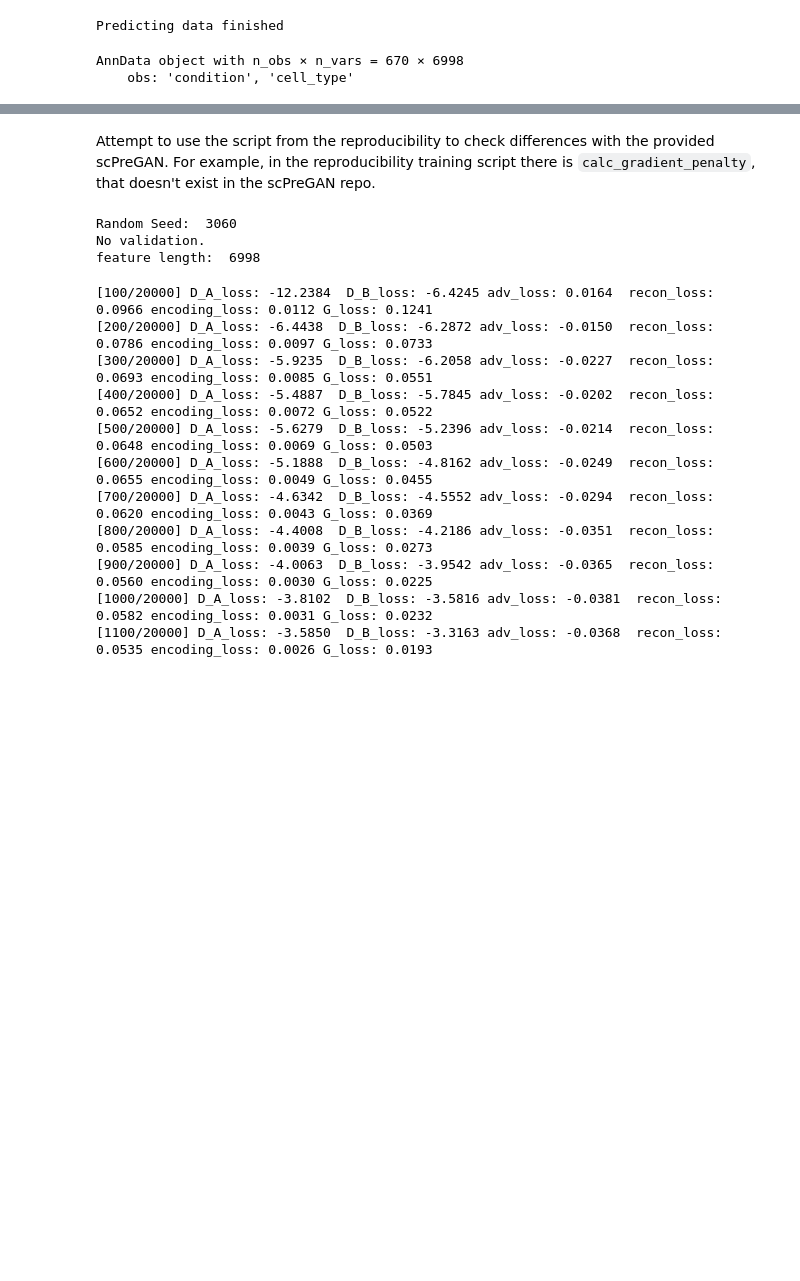
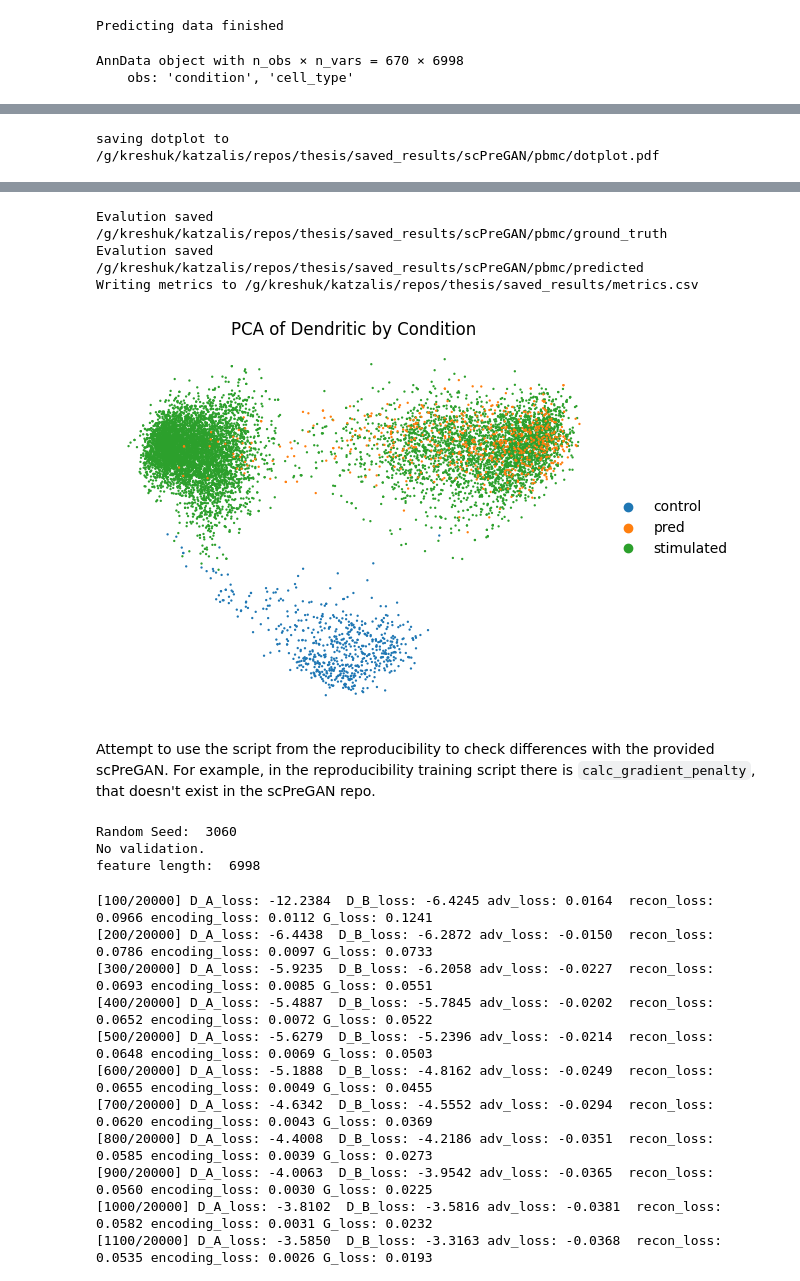
Before and after one commit to thodkatz/thesis, a Jupyter notebook: experiments/scPreGan.ipynb, the cells around one changed output, grey strips where cells are left out. Saved outputs shown, nothing was run; the diff lists cells and outputs as text; code cells hidden in the pictures; blank space fills up the shorter version.

```diff
--- a/experiments/scPreGan.ipynb
+++ b/experiments/scPreGan.ipynb
@@ -38,8 +38,3 @@ model = Model(n_features=n_features, n_classes=n_classes, use_cuda=True)
 6998 7
 Random Seed:  3060
 Successfully created the model
-# %%
-# training
-
-
-model.train(train_data=train_data, model_path=model_path, logg_path=logging_path)
@@ -63,0 +41,8 @@ Training finished.
+# %%
+# training
+from scPreGAN.model.scPreGAN import is_model_trained
+
+REFRESH = False
+load_model = is_model_trained(output_path=pbmc_path) and not REFRESH
+
+model.train(train_data=train_data, output_path=pbmc_path, load_model=load_model)
@@ -76,0 +79,23 @@ AnnData object with n_obs × n_vars = 670 × 6998
+# %%
+from thesis.evaluation import evaluation, ModelConfig
+
+
+model_config = ModelConfig(
+    model_name="scPreGAN",
+    dataset_name="pbmc",
+    experiment_name="",
+    perturbation="ifn-b",
+    cell_type_key="cell_type",
+    output_path=pbmc_path
+)
+
+evaluation(
+    model_config=model_config,
+    input=control_test_adata,
+    ground_truth=perturb_adata,
+    predicted=pred_perturbed_adata,
+    output_path=pbmc_path,
+    save_plots=True,
+    append_metrics=True
+    )
+# %% [output]
@@ -76,0 +106 @@ AnnData object with n_obs × n_vars = 670 × 6998
+saving dotplot to /g/kreshuk/katzalis/repos/thesis/saved_results/scPreGAN/pbmc/dotplot.pdf
@@ -77,3 +108,7 @@ AnnData object with n_obs × n_vars = 670 × 6998
+Evalution saved /g/kreshuk/katzalis/repos/thesis/saved_results/scPreGAN/pbmc/ground_truth
+Evalution saved /g/kreshuk/katzalis/repos/thesis/saved_results/scPreGAN/pbmc/predicted
+Writing metrics to /g/kreshuk/katzalis/repos/thesis/saved_results/metrics.csv
+[figure, added]
 # %% [markdown]
 Attempt to use the script from the reproducibility to check differences with the provided scPreGAN. For example, in the reproducibility training script there is `calc_gradient_penalty`, that doesn't exist in the scPreGAN repo.
 # %%
```
Also changed, not shown: parts of 6 cells of this notebook, 3 other files.
